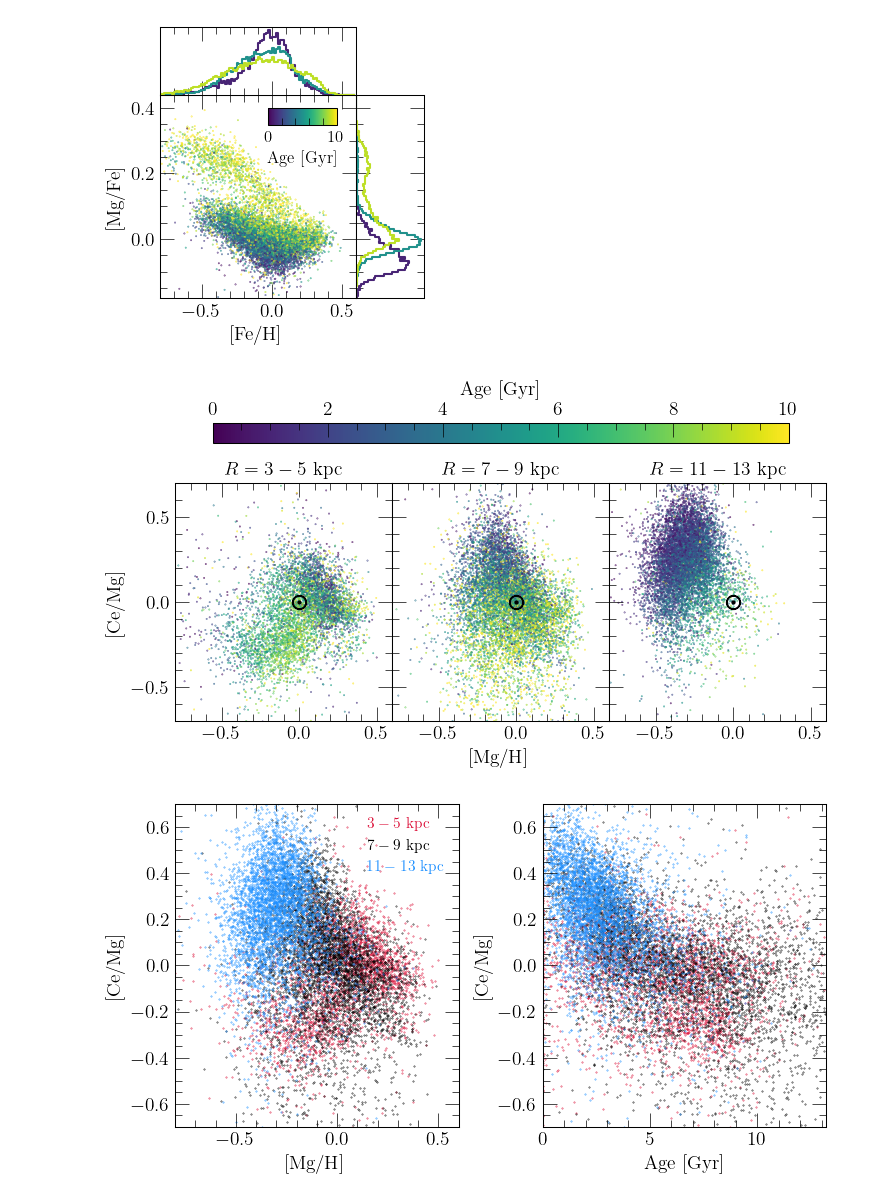
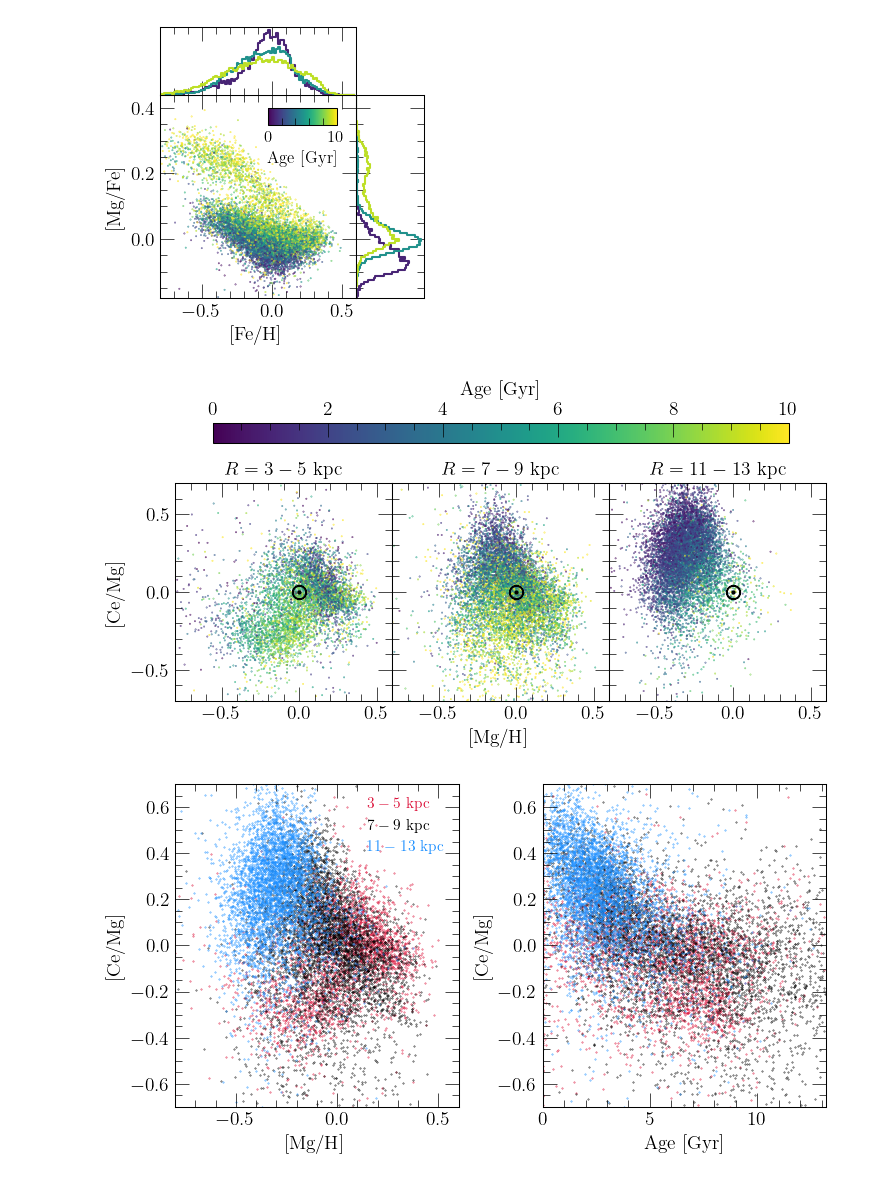
Before and after one commit to giganano/neutron-capture, a Jupyter notebook: notebooks/MWM.ipynb, the cells around one changed output. Cells and saved outputs as stored; diff of their text form; code cells hidden in the pictures.

```diff
--- a/notebooks/MWM.ipynb
+++ b/notebooks/MWM.ipynb
@@ -187,35 +187,39 @@ def plot_stars(ax, sample, rmin = 7, rmax = 9, abszmin = 0, abszmax = 0.5, N = 1
         "absz", ">=", abszmin).filter(
         "absz", "<=", abszmax)
     ce_mg = [ce - mg for ce, mg in zip(sub["ce_h"], sub["mg_h"])]
     indices = np.random.choice(len(ce_mg), size = N, replace = False)
     ce_mg = [ce_mg[i] for i in indices]
     mgh = [sub["mg_h"][i] for i in indices]
     age = [sub["age"][i] for i in indices]
     return ax.scatter(mgh, ce_mg, c = age, vmin = 0, vmax = 10, **kwargs)
 
 for i in range(len(RADII)):
     kwargs = {
         "s": 0.1,
         "rasterized": True
     }
     sc = plot_stars(axes[i], dr19giants, rmin = RADII[i][0], rmax = RADII[i][1], **kwargs)
     axes[i].scatter([0], [0], marker = r"$\odot$", s = 100, color = named_colors()["black"])
 
 cbar_ax = fig.add_axes([0.2, 0.8, 0.8, 0.1])
 cbar = plt.colorbar(sc, cax = cbar_ax, orientation = "horizontal", location = "top")
 cbar.set_label(r"Age [Gyr]")
 
 plt.tight_layout()
-plt.subplots_adjust(wspace = 0, top = 0.75)
+plt.subplots_adjust(wspace = 0, top = 0.7)
 cbar_ax.set_position([
     axes[0].get_position().x0 + 0.05,
     axes[0].get_position().y1 + 0.1,
     axes[-1].get_position().x1 - axes[0].get_position().x0 - 0.1,
     0.05
 ])
+for ext in ["pdf", "jpeg"]:
+    kwargs = {}
+    if ext == "jpeg": kwargs["dpi"] = 200
+    plt.savefig("./MWM/mwm-cemg.%s" % (ext), **kwargs)
 plt.show()
 # %% [output]
-[figure, old version]
+[figure, new version]
 # %%
 RADII = [[3, 5], [7, 9], [11, 13]]
 COLORS = ["crimson", "black", "dodgerblue"]
```
Also changed, not shown: 7 other files.
